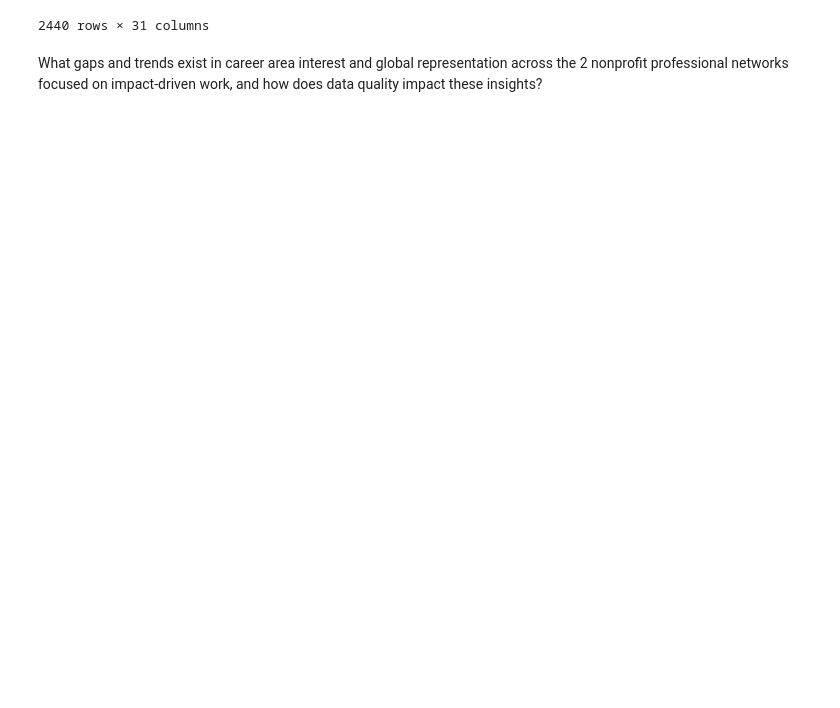
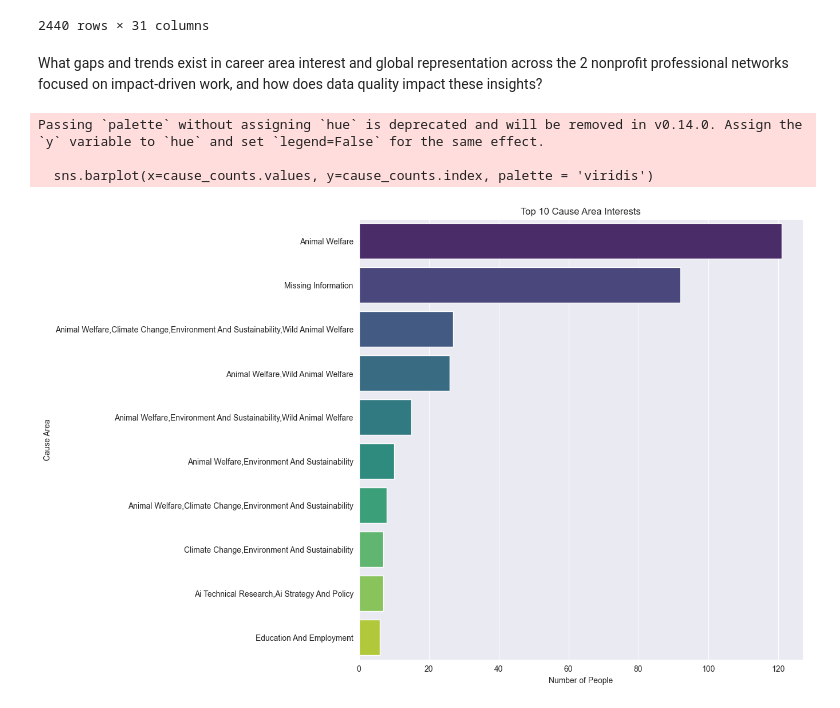
Before and after one commit to 3nikolov/IS537_Final_Project, a Jupyter notebook: Part_2_Research_Question.ipynb, the cells around one changed output. Cells and saved outputs as stored; diff of their text form; code cells hidden in the pictures; blank space fills up the shorter version.

Commit message:
plot of cause area interests

```diff
--- a/Part_2_Research_Question.ipynb
+++ b/Part_2_Research_Question.ipynb
@@ -21,3 +23,19 @@ df
 2440 rows × 31 columns
 # %% [markdown]
 What gaps and trends exist in career area interest and global representation across the 2 nonprofit professional networks focused on impact-driven work, and how does data quality impact these insights?
+# %%
+# top 10 counts of cause area interests
+
+plt.figure(figsize=(10,10))
+cause_counts = df['Cause Area Interests'].value_counts().head(10)
+
+sns.barplot(x=cause_counts.values, y=cause_counts.index, palette = 'viridis')
+plt.title('Top 10 Cause Area Interests')
+plt.xlabel('Number of People')
+plt.ylabel('Cause Area')
+plt.show()
+# %% [output]
+Passing `palette` without assigning `hue` is deprecated and will be removed in v0.14.0. Assign the `y` variable to `hue` and set `legend=False` for the same effect.
+
+  sns.barplot(x=cause_counts.values, y=cause_counts.index, palette = 'viridis')
+[figure, added]
```
Also changed, not shown: parts of 2 cells of this notebook.
